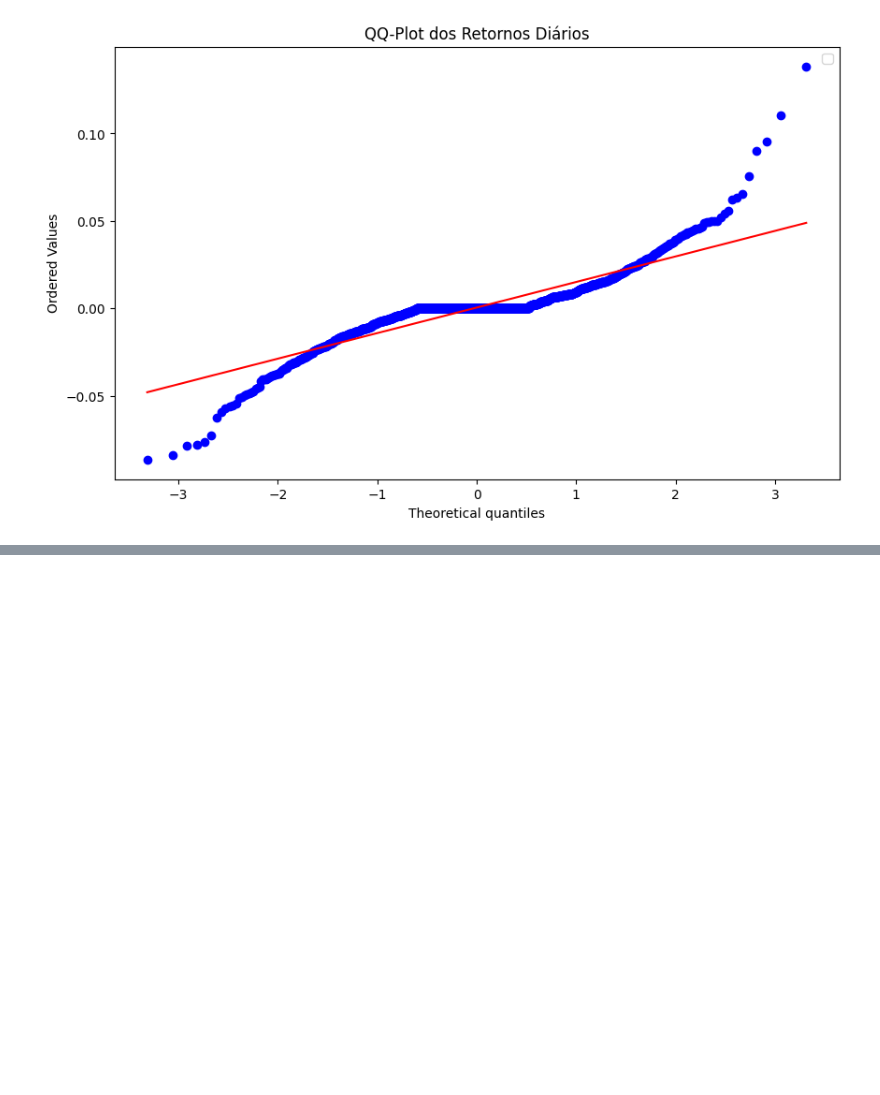
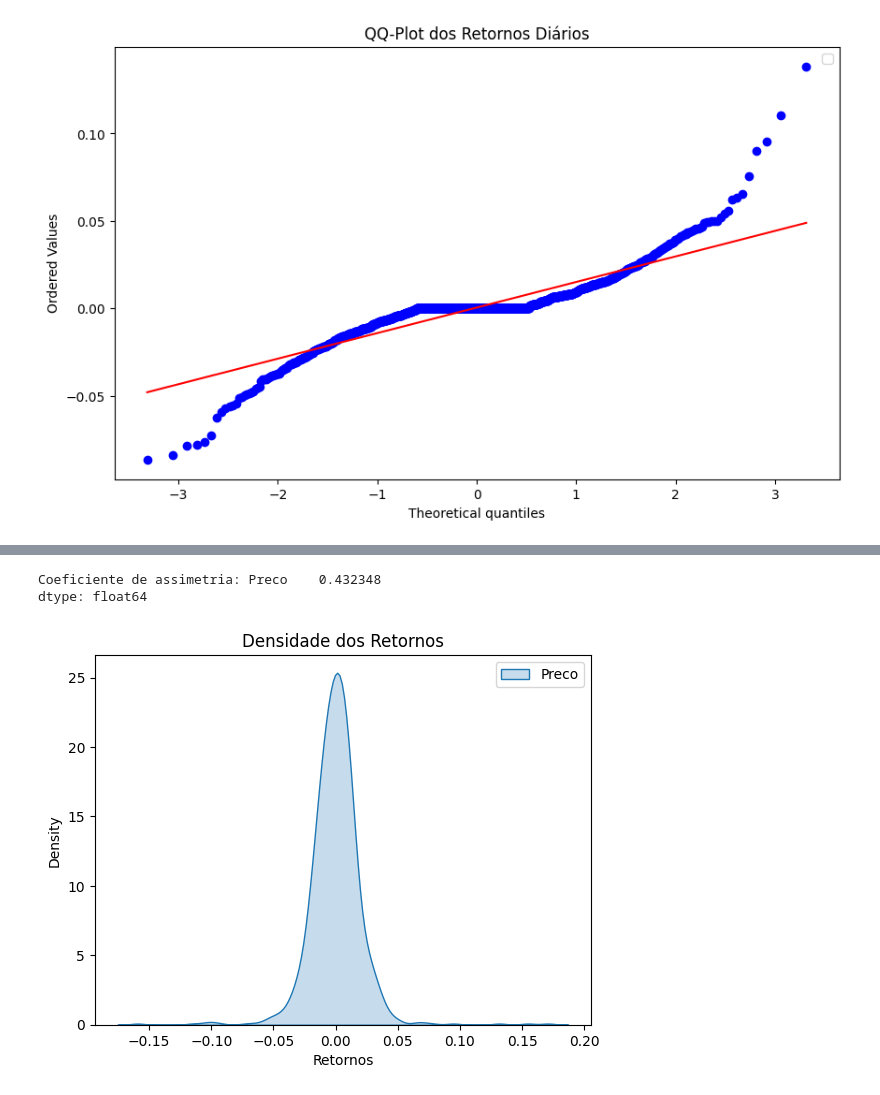
Before and after one commit to vidomirana/Analise-Sincronia-SeriesTemporais-Soja, a Jupyter notebook: Fatos_Estilizados/Fatos_Estilizados.ipynb, the cells around one changed output, grey strips where cells are left out. Cells and saved outputs as stored; diff of their text form; code cells hidden in the pictures; blank space fills up the shorter version.

Commit message:
assimetria

```diff
--- a/Fatos_Estilizados/Fatos_Estilizados.ipynb
+++ b/Fatos_Estilizados/Fatos_Estilizados.ipynb
@@ -150,0 +189,13 @@ No artists with labels found to put in legend.  Note that artists whose label st
+# %%
+skew_retornos = retornos_sorriso.skew()
+print(f"Coeficiente de assimetria: {skew_retornos}")
+# %% [output]
+Coeficiente de assimetria: Preco    0.432348
+dtype: float64
+# %%
+sns.kdeplot(retornos_sorriso, fill=True)
+plt.title('Densidade dos Retornos')
+plt.xlabel('Retornos')
+plt.show()
+# %% [output]
+[figure, added]
```
Also changed, not shown: parts of 7 cells of this notebook.
